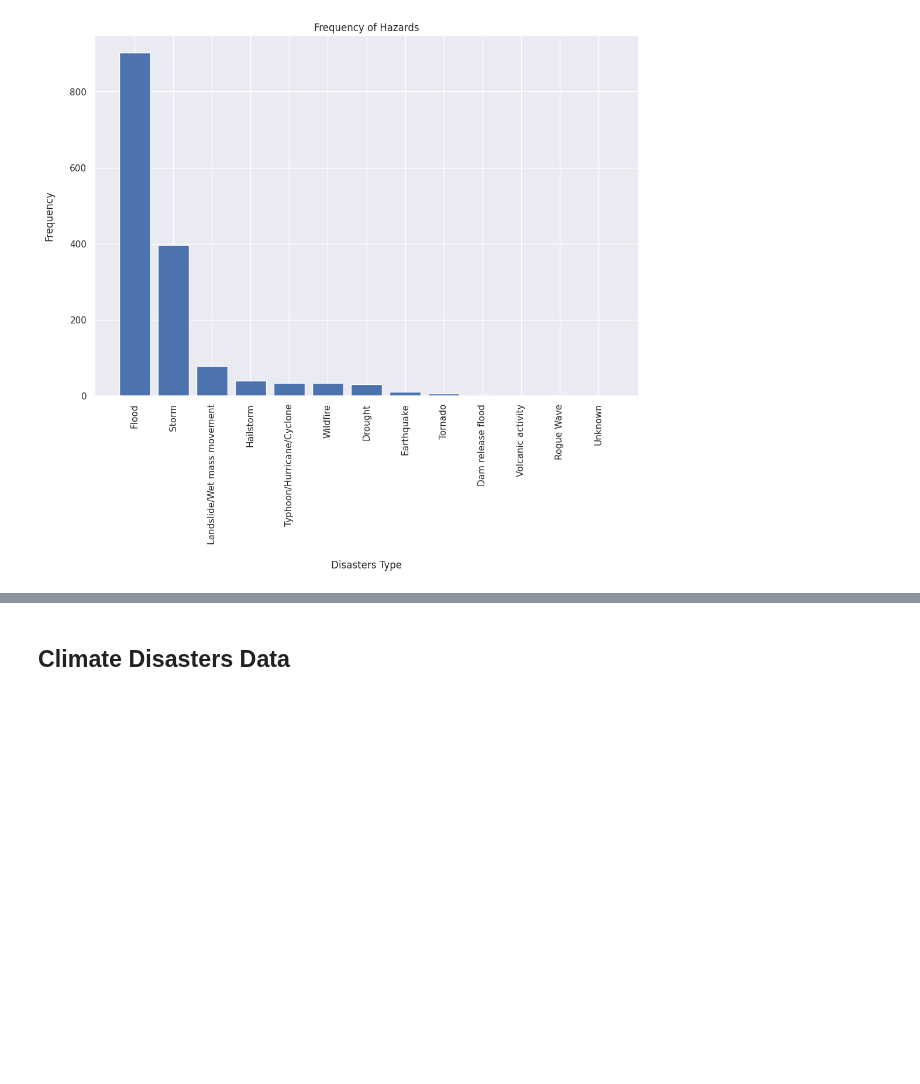
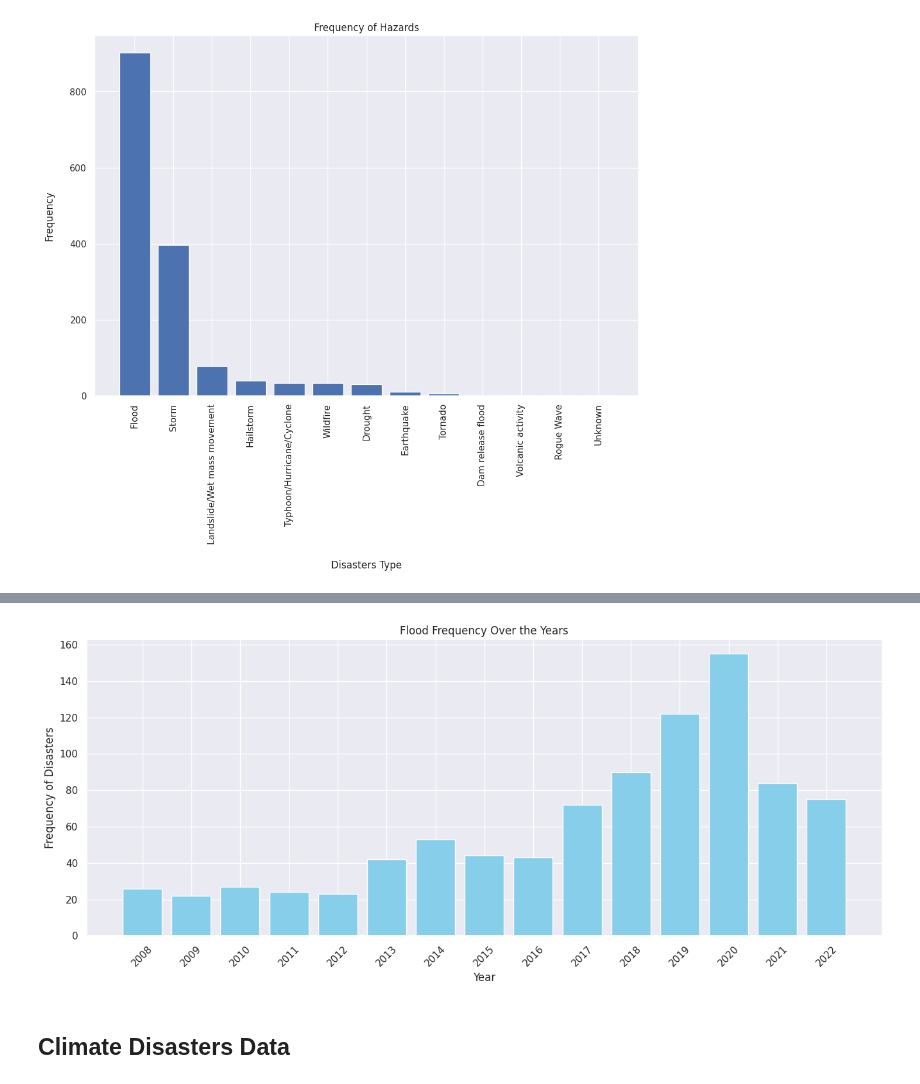
Before and after one commit to 0xpix/CERI-Project, a Jupyter notebook: notebooks/EDA.ipynb, the cells around one changed output, grey strips where cells are left out. Cells and saved outputs as stored; diff of their text form; code cells hidden in the pictures; blank space fills up the shorter version.

```diff
--- a/notebooks/EDA.ipynb
+++ b/notebooks/EDA.ipynb
@@ -139,3 +146,31 @@ plt.show()
+# %%
+def plot_disaster_frequency(data, disaster_filter):
+    # Extract year from date if there is no column Year
+    if 'Year' not in data.columns:
+        # Check for both cases: YYYY/MM and YYYY/MM/DD
+        if data['Date'].str.contains('/').any():
+            data['Year'] = pd.to_datetime(data['Date'], format='%Y/%m').dt.year
+        else:
+            data['Year'] = pd.to_datetime(data['Date'], format='%Y').dt.year
+
+    # Group by Year and Disaster Type and count frequency
+    disaster_counts = data.groupby(['Year', 'Disaster type']).size().reset_index(name='Frequency')
+
+    # Filter the data
+    filtered_data = disaster_counts[disaster_counts['Disaster type'] == disaster_filter].reset_index(drop=True)
+
+    plt.figure(figsize=(16, 6))
+    # Create a bar plot for the filtered disaster
+    plt.bar(filtered_data['Year'].astype(str), filtered_data['Frequency'], color='skyblue', align='center')
+    plt.xlabel('Year')
+    plt.ylabel('Frequency of Disasters')
+    plt.title(f'{disaster_filter} Frequency Over the Years')
+    plt.xticks(rotation=45)  # Rotate x-axis labels for better readability
+    plt.show()
+# %%
+plot_disaster_frequency(sub_saharan_displacement_data, 'Flood')
+# %% [output]
+[figure, added]
 # %% [markdown]
 ## Climate Disasters Data
 # %%
```
Also changed, not shown: parts of 17 cells of this notebook.
